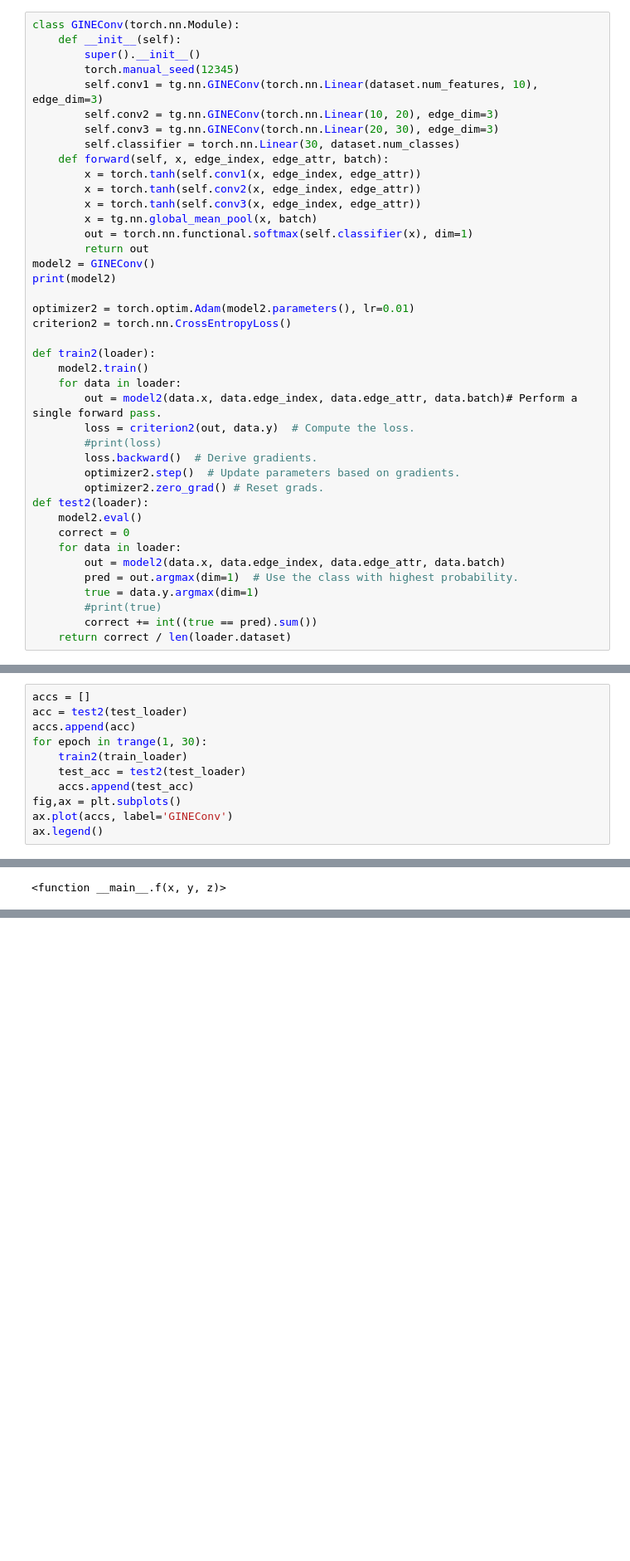
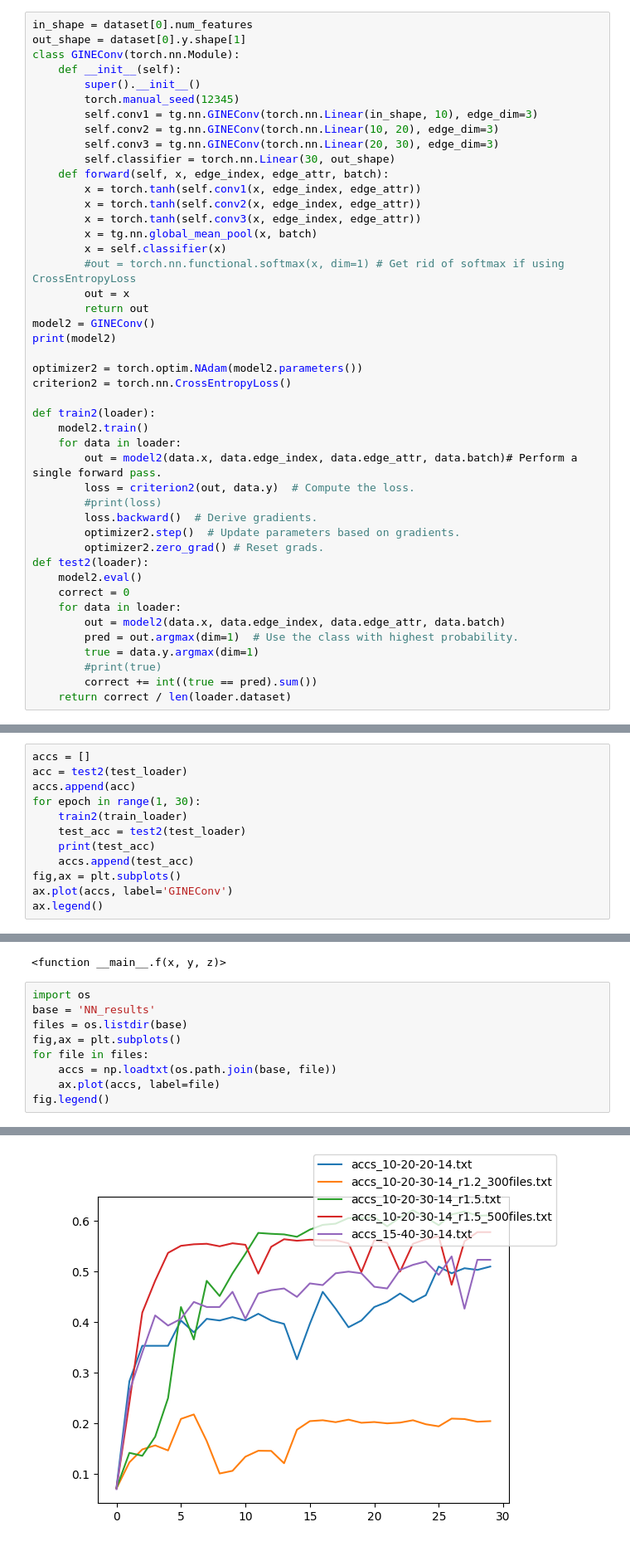
Before and after one commit to SteWey0/Computerpraktikum, a Jupyter notebook: 3d_tests.ipynb, the cells around one changed output, grey strips where cells are left out. Shown: that part at 83% size. Drawn from its saved outputs; the diff is of its cells as text; blank space fills up the shorter version.

```diff
--- a/3d_tests.ipynb
+++ b/3d_tests.ipynb
@@ -52,23 +52,27 @@ Data(x=[1000, 1], edge_index=[2, 7016], edge_attr=[7016, 3], y=[1, 14], pos=[100
 # %%
+in_shape = dataset[0].num_features
+out_shape = dataset[0].y.shape[1]
 class GINEConv(torch.nn.Module):
     def __init__(self):
         super().__init__()
         torch.manual_seed(12345)
-        self.conv1 = tg.nn.GINEConv(torch.nn.Linear(dataset.num_features, 10), edge_dim=3)
+        self.conv1 = tg.nn.GINEConv(torch.nn.Linear(in_shape, 10), edge_dim=3)
         self.conv2 = tg.nn.GINEConv(torch.nn.Linear(10, 20), edge_dim=3)
         self.conv3 = tg.nn.GINEConv(torch.nn.Linear(20, 30), edge_dim=3)
-        self.classifier = torch.nn.Linear(30, dataset.num_classes)
+        self.classifier = torch.nn.Linear(30, out_shape)
     def forward(self, x, edge_index, edge_attr, batch):
         x = torch.tanh(self.conv1(x, edge_index, edge_attr))
         x = torch.tanh(self.conv2(x, edge_index, edge_attr))
         x = torch.tanh(self.conv3(x, edge_index, edge_attr))
         x = tg.nn.global_mean_pool(x, batch)
-        out = torch.nn.functional.softmax(self.classifier(x), dim=1)
+        x = self.classifier(x)
+        #out = torch.nn.functional.softmax(x, dim=1) # Get rid of softmax if using CrossEntropyLoss
+        out = x
         return out
 model2 = GINEConv()
 print(model2)
 
-optimizer2 = torch.optim.Adam(model2.parameters(), lr=0.01)
+optimizer2 = torch.optim.NAdam(model2.parameters())
 criterion2 = torch.nn.CrossEntropyLoss()
 
 def train2(loader):
@@ -101,9 +105,10 @@ GINEConv(
 accs = []
 acc = test2(test_loader)
 accs.append(acc)
-for epoch in trange(1, 30):
+for epoch in range(1, 30):
     train2(train_loader)
     test_acc = test2(test_loader)
+    print(test_acc)
     accs.append(test_acc)
 fig,ax = plt.subplots()
 ax.plot(accs, label='GINEConv')
@@ -326,3 +343,13 @@ interact(f, x=w, y=w2,z=w3)
 # %% [output]
 interactive(children=(ToggleButtons(description='Graph type:', options=(0, 1, 2, 3, 4, 5, 6, 7, 8, 9, 10, 11, …
 <function __main__.f(x, y, z)>
+# %%
+import os
+base = 'NN_results'
+files = os.listdir(base)
+fig,ax = plt.subplots()
+for file in files:
+    accs = np.loadtxt(os.path.join(base, file))
+    ax.plot(accs, label=file)
+fig.legend()
+# %% [output]
@@ -328,0 +357 @@ interactive(children=(ToggleButtons(description='Graph type:', options=(0, 1, 2,
+[figure, added]
```
Also changed, not shown: parts of 5 cells of this notebook, 8 other files.
